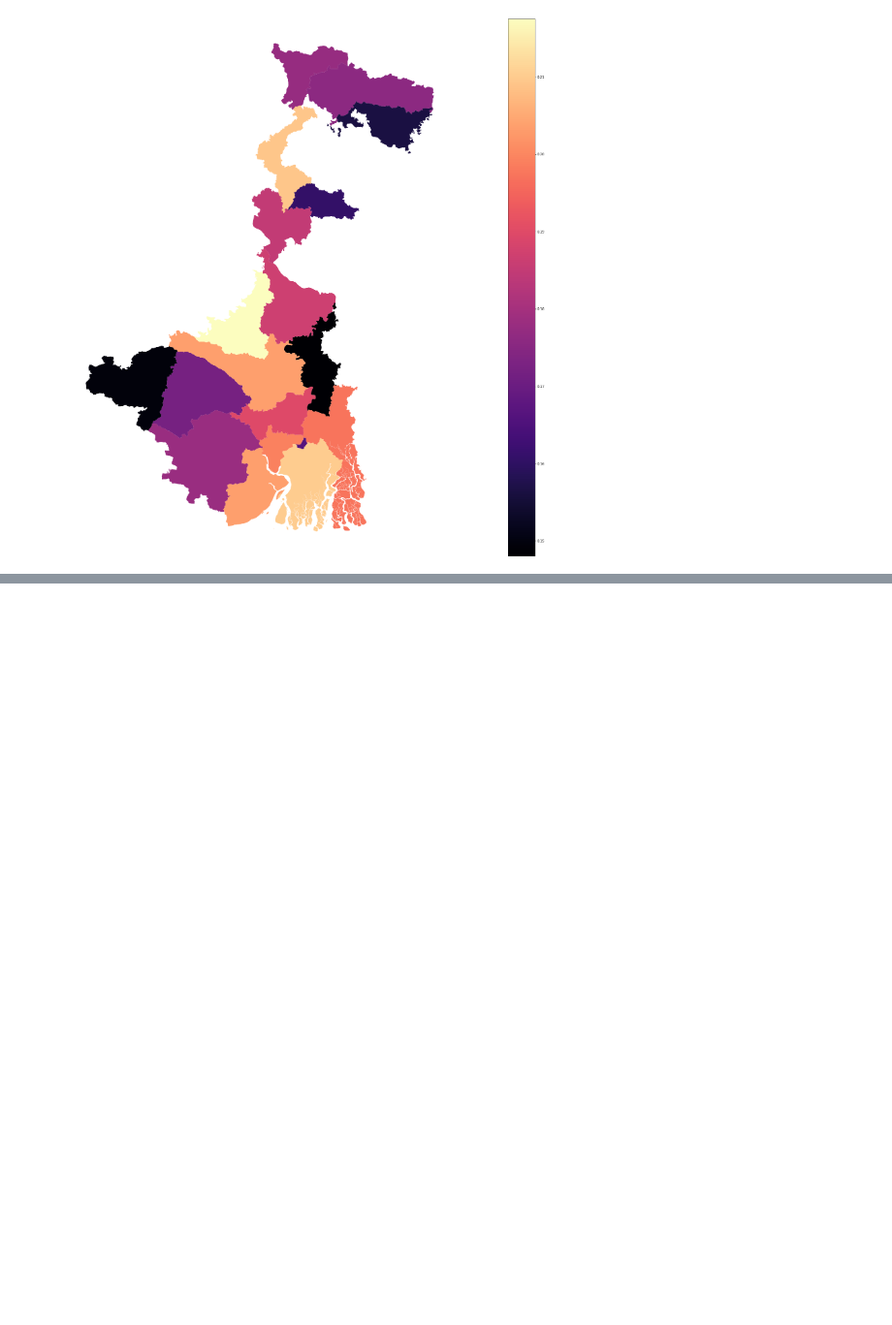
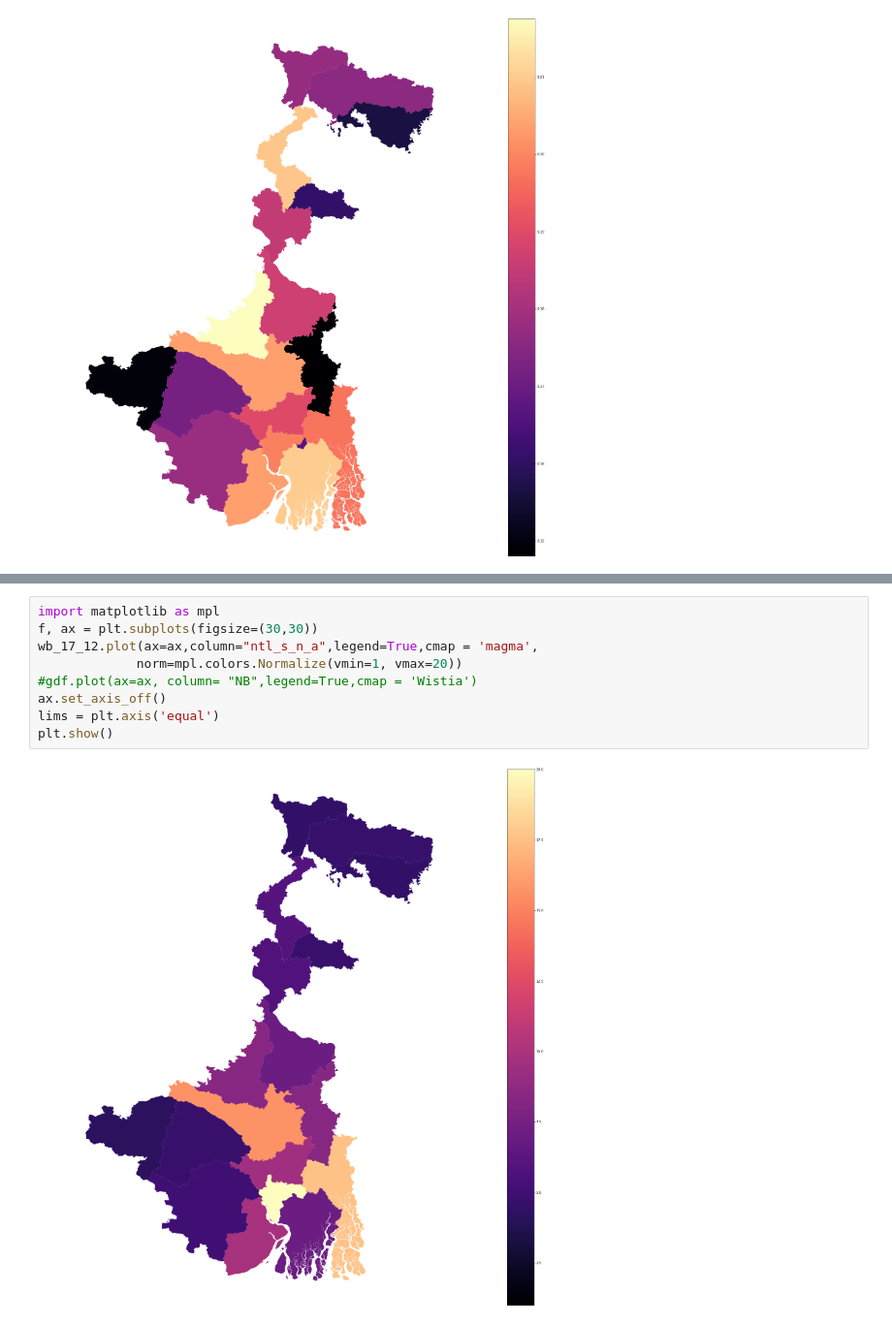
Before and after one commit to JayMan91/COVIDNightBand, a Jupyter notebook: Visual Geodata.ipynb, the cells around one changed output, grey strips where cells are left out. Shown at 97% size. Cells and saved outputs as stored; diff of their text form; blank space fills up the shorter version.

```diff
--- a/Visual Geodata.ipynb
+++ b/Visual Geodata.ipynb
@@ -429,0 +522,11 @@ plt.show()
+# %%
+import matplotlib as mpl
+f, ax = plt.subplots(figsize=(30,30))
+wb_17_12.plot(ax=ax,column="ntl_s_n_a",legend=True,cmap = 'magma',
+             norm=mpl.colors.Normalize(vmin=1, vmax=20))
+#gdf.plot(ax=ax, column= "NB",legend=True,cmap = 'Wistia')
+ax.set_axis_off()
+lims = plt.axis('equal')
+plt.show()
+# %% [output]
+[figure, added]
```
Also changed, not shown: parts of 17 cells of this notebook, 37 other files.
